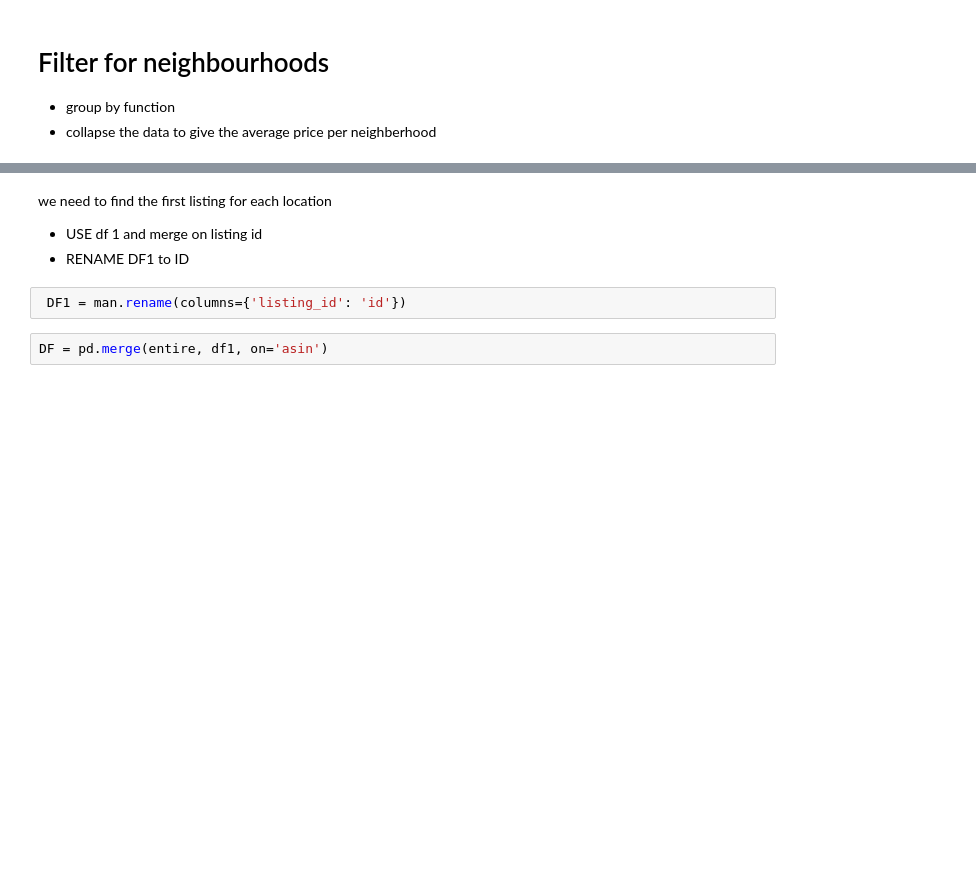
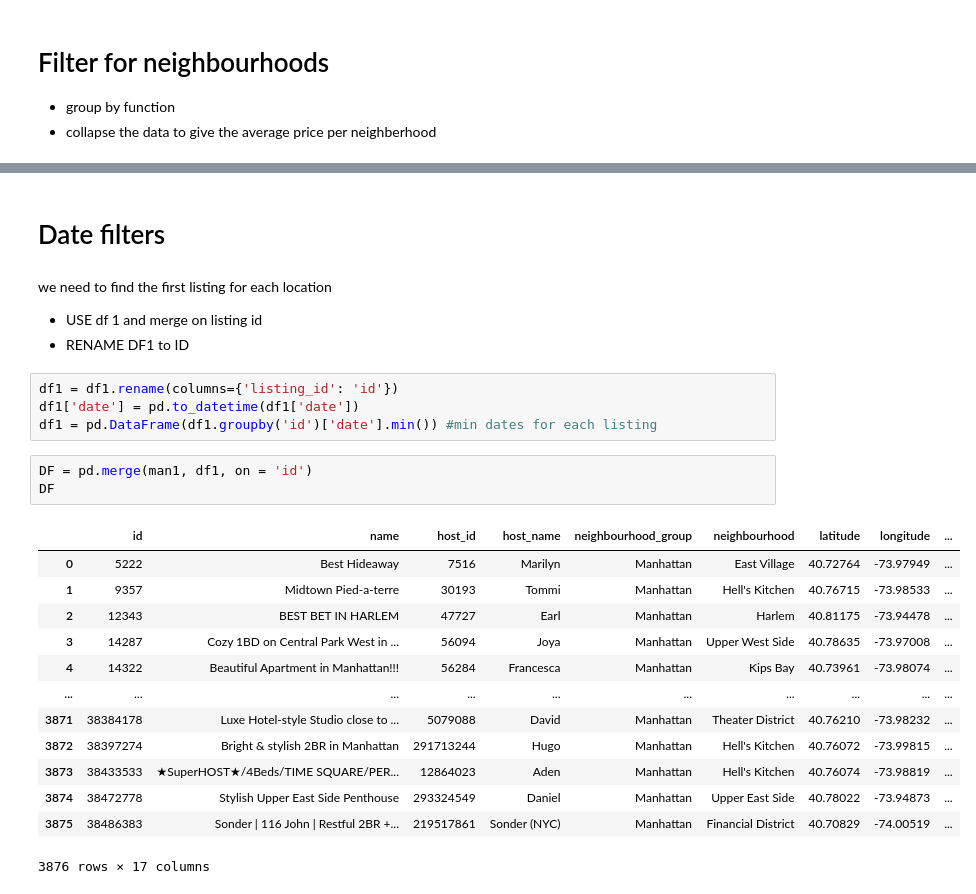
Before and after one commit to AchilleasDrakou/Data-Viz-Final-Project, a Jupyter notebook: Airbnb/Filtering Airbnb.ipynb, the cells around one changed output, grey strips where cells are left out. Saved outputs shown, nothing was run; the diff lists cells and outputs as text; blank space fills up the shorter version.

```diff
--- a/Airbnb/Filtering Airbnb.ipynb
+++ b/Airbnb/Filtering Airbnb.ipynb
@@ -115,8 +71,27 @@ DF.loc[:, "review_year"] = DF["reviewTime"].dt.year # Year column
+# %% [markdown]
+# Date filters
 # %% [markdown]
 we need to find the first listing for each location
 - USE df 1 and merge on listing id
 - RENAME DF1 to ID
-# %%
- DF1 = man.rename(columns={'listing_id': 'id'})
+# %%
+df1 = df1.rename(columns={'listing_id': 'id'})
+df1['date'] = pd.to_datetime(df1['date'])
+df1 = pd.DataFrame(df1.groupby('id')['date'].min()) #min dates for each listing
 # %%
-DF = pd.merge(entire, df1, on='asin')
+DF = pd.merge(man1, df1, on = 'id')
+DF
+# %% [output]
+|  | id | name | host_id | host_name | neighbourhood_group | neighbourhood | latitude | longitude | ... |
+| 0 | 5222 | Best Hideaway | 7516 | Marilyn | Manhattan | East Village | 40.72764 | -73.97949 | ... |
+| 1 | 9357 | Midtown Pied-a-terre | 30193 | Tommi | Manhattan | Hell's Kitchen | 40.76715 | -73.98533 | ... |
+| 2 | 12343 | BEST BET IN HARLEM | 47727 | Earl | Manhattan | Harlem | 40.81175 | -73.94478 | ... |
+| 3 | 14287 | Cozy 1BD on Central Park West in ... | 56094 | Joya | Manhattan | Upper West Side | 40.78635 | -73.97008 | ... |
+| 4 | 14322 | Beautiful Apartment in Manhattan!!! | 56284 | Francesca | Manhattan | Kips Bay | 40.73961 | -73.98074 | ... |
+| ... | ... | ... | ... | ... | ... | ... | ... | ... | ... |
+| 3871 | 38384178 | Luxe Hotel-style Studio close to ... | 5079088 | David | Manhattan | Theater District | 40.76210 | -73.98232 | ... |
+| 3872 | 38397274 | Bright & stylish 2BR in Manhattan | 291713244 | Hugo | Manhattan | Hell's Kitchen | 40.76072 | -73.99815 | ... |
+| 3873 | 38433533 | ★SuperHOST★/4Beds/TIME SQUARE/PER... | 12864023 | Aden | Manhattan | Hell's Kitchen | 40.76074 | -73.98819 | ... |
+| 3874 | 38472778 | Stylish Upper East Side Penthouse | 293324549 | Daniel | Manhattan | Upper East Side | 40.78022 | -73.94873 | ... |
+| 3875 | 38486383 | Sonder | 116 John | Restful 2BR +... | 219517861 | Sonder (NYC) | Manhattan | Financial District | 40.70829 | -74.00519 | ... |
+3876 rows × 17 columns
```
Also changed, not shown: parts of 8 cells of this notebook.
